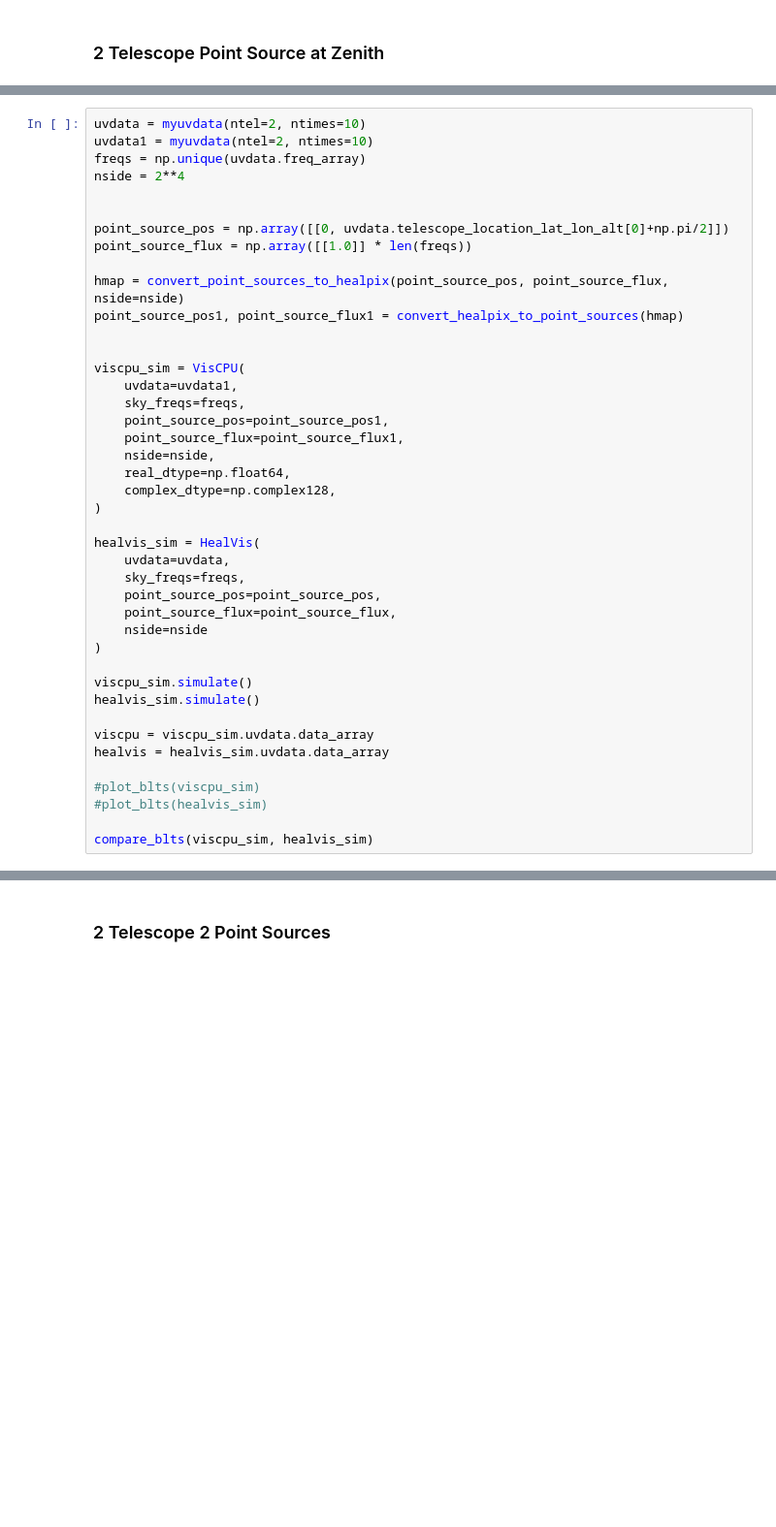
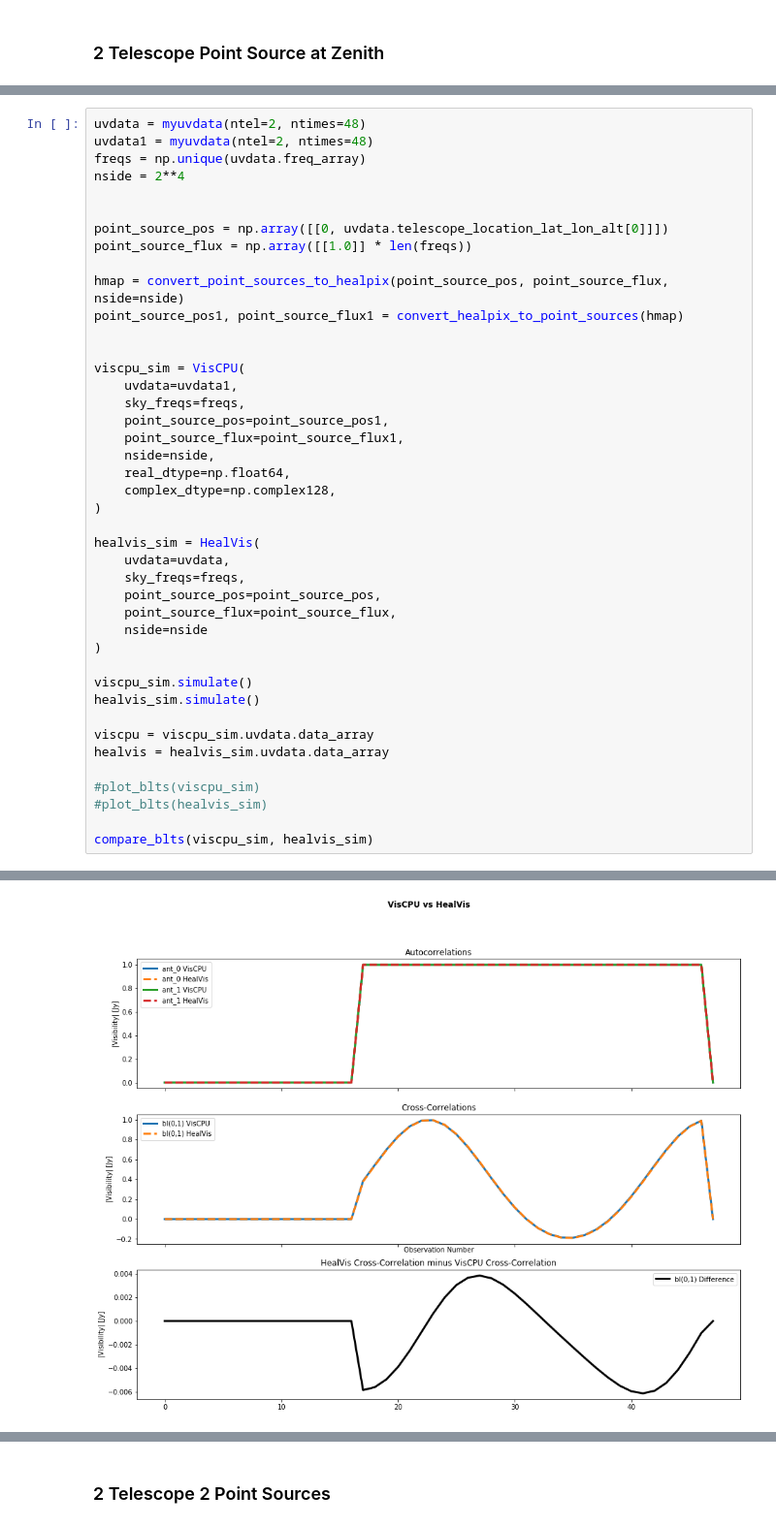
Before and after one commit to HERA-Team/hera_sim, a Jupyter notebook: docs/tutorials/visibility_simulator.ipynb, the cells around one changed output, grey strips where cells are left out. Shown: that part at 97% size. Saved outputs shown, nothing was run; the diff lists cells and outputs as text; blank space fills up the shorter version.

```diff
--- a/docs/tutorials/visibility_simulator.ipynb
+++ b/docs/tutorials/visibility_simulator.ipynb
@@ -466,11 +490,11 @@ def convert_healpix_to_point_sources(hmap):
 # %%
-uvdata = myuvdata(ntel=2, ntimes=10)
-uvdata1 = myuvdata(ntel=2, ntimes=10)
+uvdata = myuvdata(ntel=2, ntimes=48)
+uvdata1 = myuvdata(ntel=2, ntimes=48)
 freqs = np.unique(uvdata.freq_array)
 nside = 2**4
 
 
-point_source_pos = np.array([[0, uvdata.telescope_location_lat_lon_alt[0]+np.pi/2]])
+point_source_pos = np.array([[0, uvdata.telescope_location_lat_lon_alt[0]]])
 point_source_flux = np.array([[1.0]] * len(freqs))
 
 hmap = convert_point_sources_to_healpix(point_source_pos, point_source_flux, nside=nside)
@@ -505,3 +529,4 @@ healvis = healvis_sim.uvdata.data_array
 #plot_blts(healvis_sim)
 
 compare_blts(viscpu_sim, healvis_sim)
+# %% [output]
@@ -508,3 +567,4 @@ compare_blts(viscpu_sim, healvis_sim)
+[figure, added]
 # %%
 ### Using Cross-Correlations of pair (0, 1)
 def print_across_freq(simulator):
```
Also changed, not shown: parts of 8 cells of this notebook, 2 other files.
